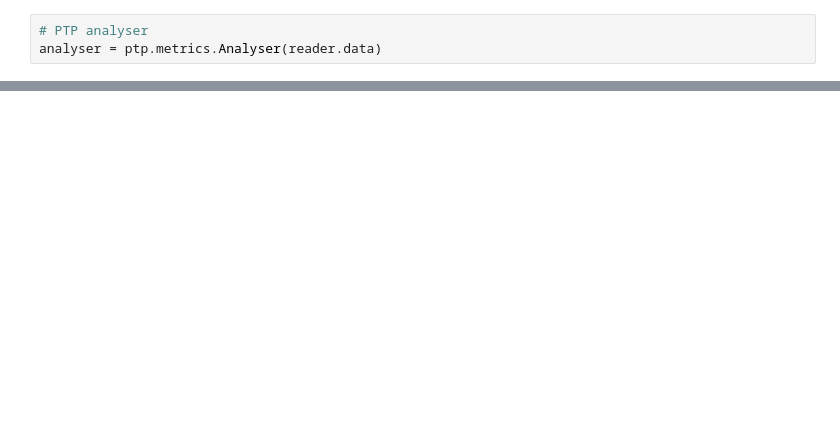
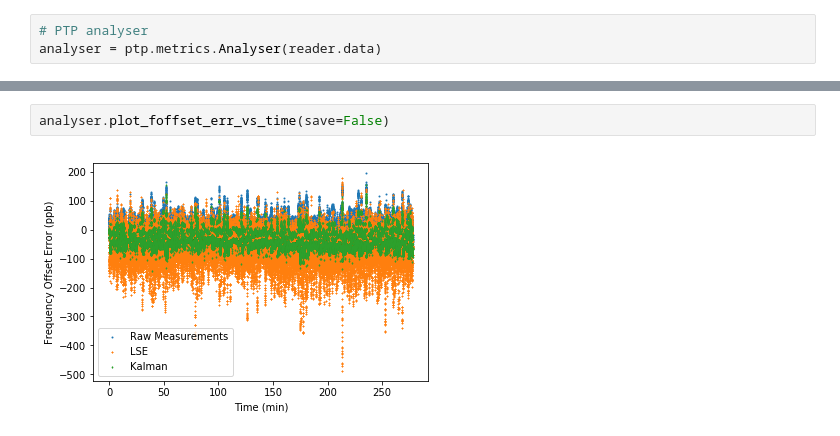
Before and after one commit to lasseufpa/ptp-dal, a Jupyter notebook: notebooks/Reader Demo.ipynb, the cells around one changed output, grey strips where cells are left out. Saved outputs shown, nothing was run; the diff lists cells and outputs as text; blank space fills up the shorter version.

```diff
--- a/notebooks/Reader Demo.ipynb
+++ b/notebooks/Reader Demo.ipynb
@@ -89,0 +144,4 @@ analyser.plot_toffset_err_vs_time(show_raw = False, save=False)
+# %%
+analyser.plot_foffset_err_vs_time(save=False)
+# %% [output]
+[figure, added]
```
Also changed, not shown: parts of 39 cells of this notebook, 1 other file.
